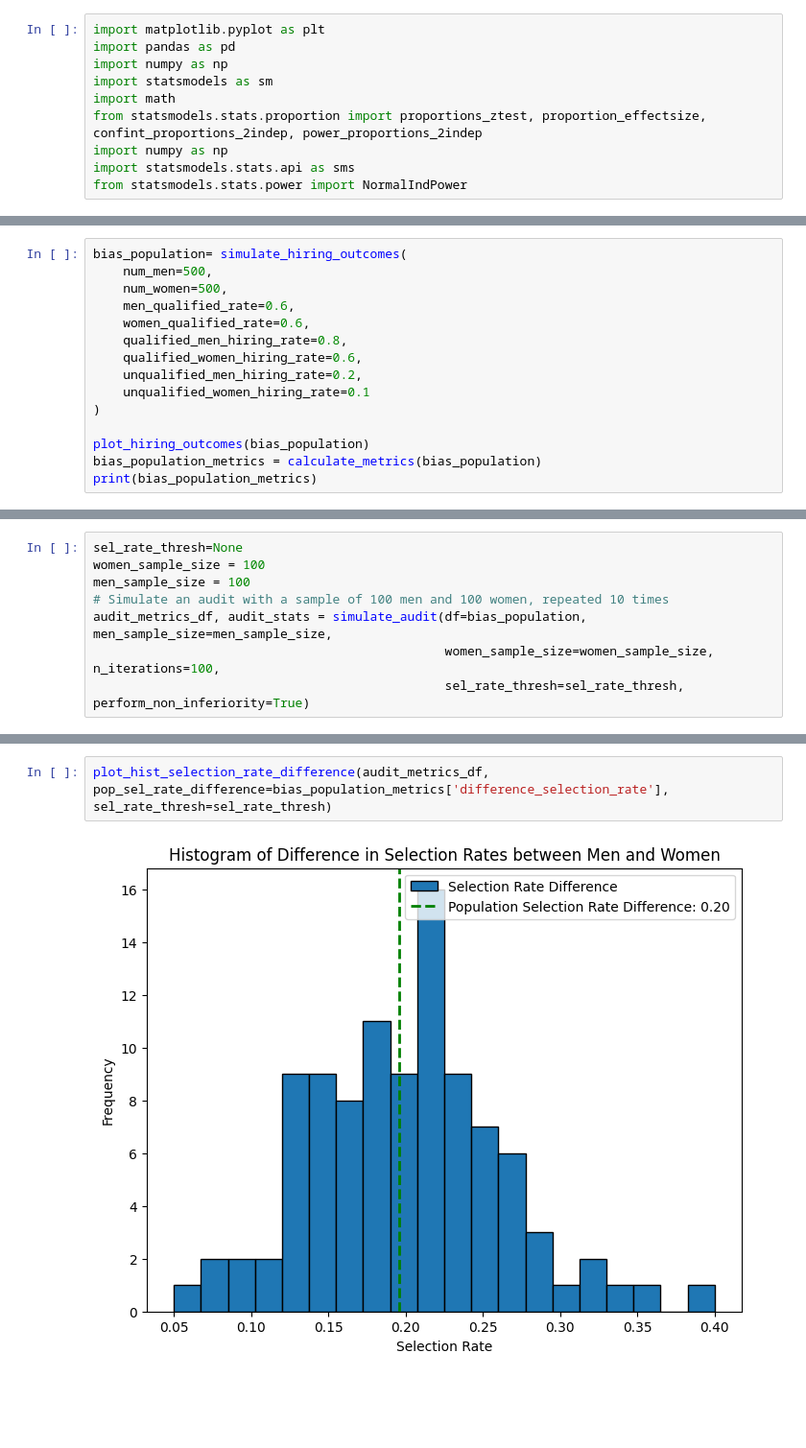
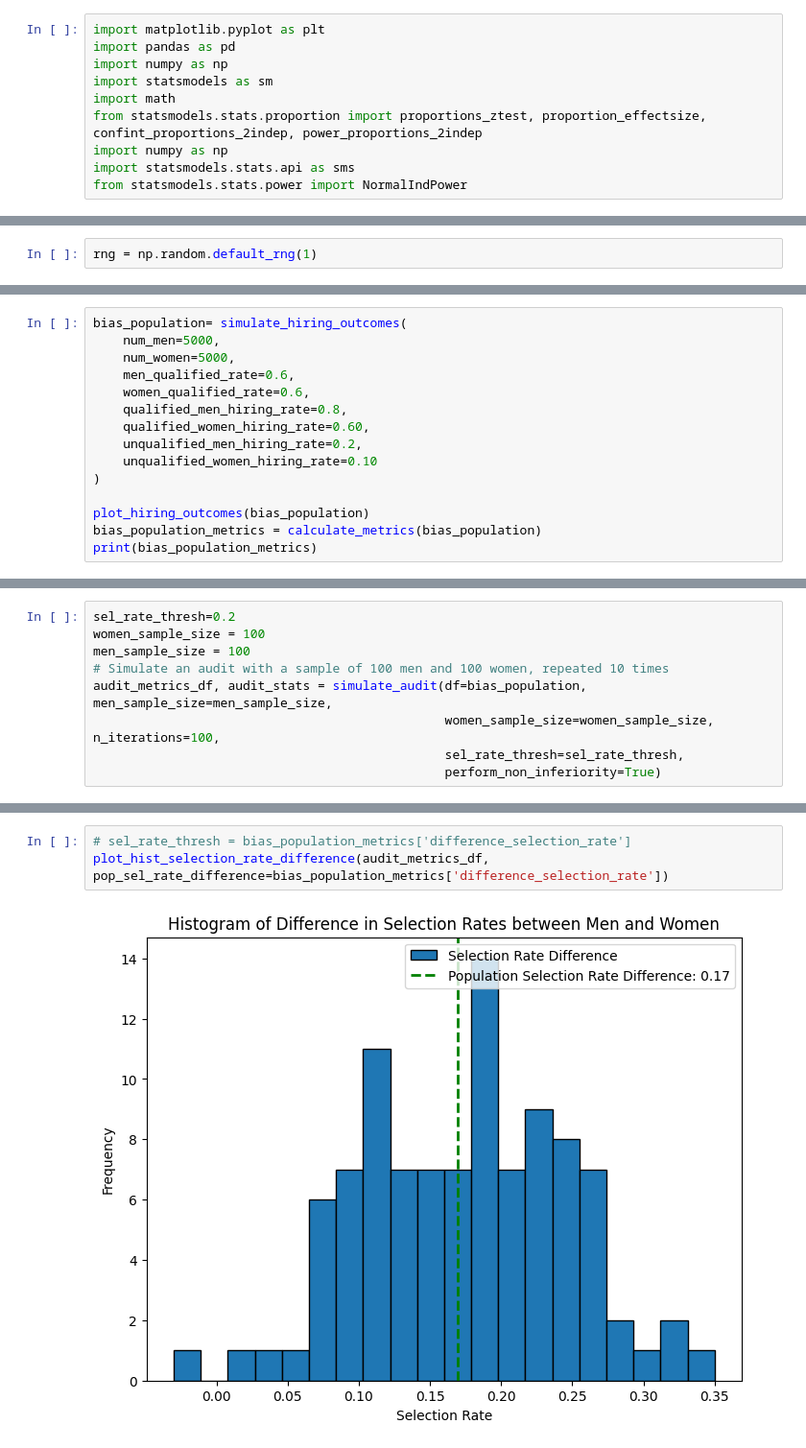
Before and after one commit to amywinecoff/audit_simulation, a Jupyter notebook: audit_simulation.ipynb, the cells around one changed output, grey strips where cells are left out. Shown: that part at 96% size. Saved outputs shown, nothing was run; the diff lists cells and outputs as text; blank space fills up the shorter version.

Commit message:
Update audit_simulation.ipynb
Update notebook to correspond with post

```diff
--- a/audit_simulation.ipynb
+++ b/audit_simulation.ipynb
@@ -21,3 +11,5 @@ set_seed(seed=40)
+# %%
+rng = np.random.default_rng(1)
 # %%
 def simulate_hiring_outcomes(num_men, num_women,
                                 men_qualified_rate, women_qualified_rate,
@@ -320,14 +279,14 @@ def simulate_audit(df, men_sample_size, women_sample_size, n_iterations=1, sel_r
     return metrics_df, stats
 # %%
 bias_population= simulate_hiring_outcomes(
-    num_men=500,
-    num_women=500,
+    num_men=5000,
+    num_women=5000,
     men_qualified_rate=0.6,
     women_qualified_rate=0.6,
     qualified_men_hiring_rate=0.8,
-    qualified_women_hiring_rate=0.6,
+    qualified_women_hiring_rate=0.60,
     unqualified_men_hiring_rate=0.2,
-    unqualified_women_hiring_rate=0.1
+    unqualified_women_hiring_rate=0.10
 )
 
 plot_hiring_outcomes(bias_population)
@@ -450,8 +312,9 @@ def simulate_audit(df, men_sample_size, women_sample_size, n_iterations=1, sel_r
 # %%
-sel_rate_thresh=None
+sel_rate_thresh=0.2
 women_sample_size = 100
 men_sample_size = 100
 # Simulate an audit with a sample of 100 men and 100 women, repeated 10 times
 audit_metrics_df, audit_stats = simulate_audit(df=bias_population, men_sample_size=men_sample_size,
                                                women_sample_size=women_sample_size, n_iterations=100,
-                                               sel_rate_thresh=sel_rate_thresh, perform_non_inferiority=True)
+                                               sel_rate_thresh=sel_rate_thresh,
+                                               perform_non_inferiority=True)
@@ -668,6 +346,7 @@ plot_sample_selection_rates(audit_metrics_df, pop_men_sel_rate=bias_population_m
 # %%
-plot_hist_selection_rate_difference(audit_metrics_df, pop_sel_rate_difference=bias_population_metrics['difference_selection_rate'], sel_rate_thresh=sel_rate_thresh)
+# sel_rate_thresh = bias_population_metrics['difference_selection_rate']
+plot_hist_selection_rate_difference(audit_metrics_df, pop_sel_rate_difference=bias_population_metrics['difference_selection_rate'])
 # %% [output]
-[figure, old version]
+[figure, new version]
 # %%
 plot_p_values(audit_stats)
```
Also changed, not shown: parts of 18 cells of this notebook.
